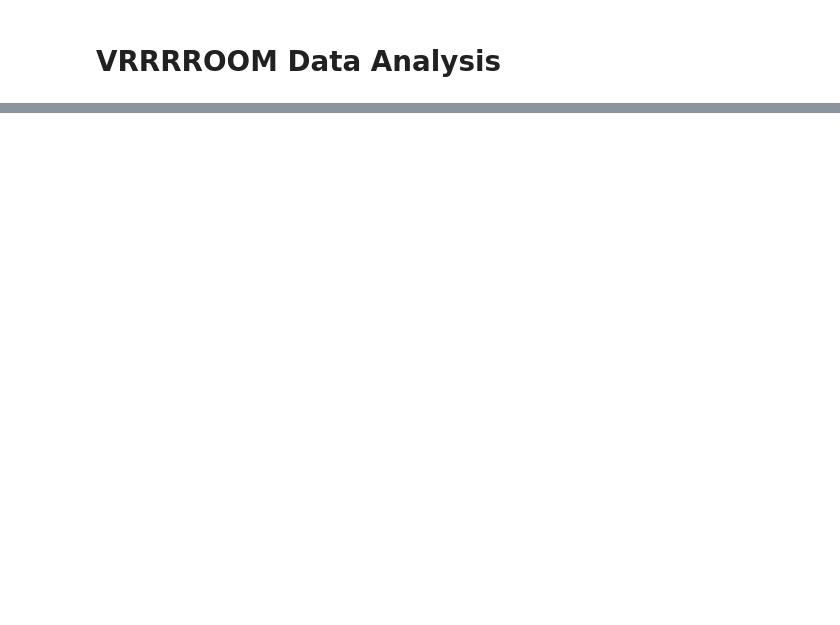
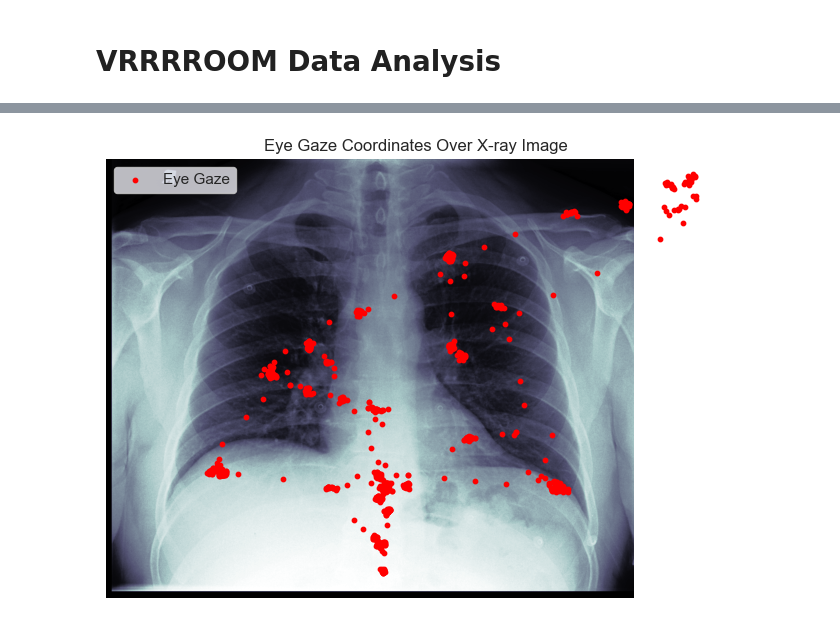
Before and after one commit to catarina-moreira/EyeTracking, a Jupyter notebook: data_analysis.ipynb, the cells around one changed output, grey strips where cells are left out. Saved outputs shown, nothing was run; the diff lists cells and outputs as text; code cells hidden in the pictures; blank space fills up the shorter version.

```diff
--- a/data_analysis.ipynb
+++ b/data_analysis.ipynb
@@ -106,0 +76,30 @@ text_lines
+# %%
+def load_gaze_on_image(img, filtered_data, columns, scale_factor=1):
+
+    height, width = img.shape
+
+    gaze_ray_hitx = filtered_data[columns[0]]
+    gaze_ray_hity = filtered_data[columns[1]]
+
+    # gaze_ray_hitx is from -0.5 to 0.5, so we need to scale it to the image size
+    gaze_ray_hitx_scaled = (gaze_ray_hitx + scale_factor) * width
+    gaze_ray_hity_scaled = (1 - gaze_ray_hity - scale_factor) * height
+
+    plt.figure(figsize=(8, 10))
+    plt.imshow(img, cmap='bone', extent=[0, img.shape[1], 0, img.shape[0]])
+
+    plt.scatter(gaze_ray_hitx_scaled, gaze_ray_hity_scaled, color='red', s=10, label='Eye Gaze')
+
+    plt.title('Eye Gaze Coordinates Over X-ray Image')
+    plt.xlabel('X Position')
+    plt.ylabel('Y Position')
+    plt.grid(False)
+    plt.axis('off')
+    plt.legend()
+    plt.show()
+# %%
+
+filtered_data = data[data['CurrentImageFilename'] == img_filename]
+load_gaze_on_image(img, filtered_data, ['GazeRayHitx', 'GazeRayHity'], scale_factor=0.5)
+# %% [output]
+[figure, added]
```
Also changed, not shown: parts of 11 cells of this notebook, 3 other files.
